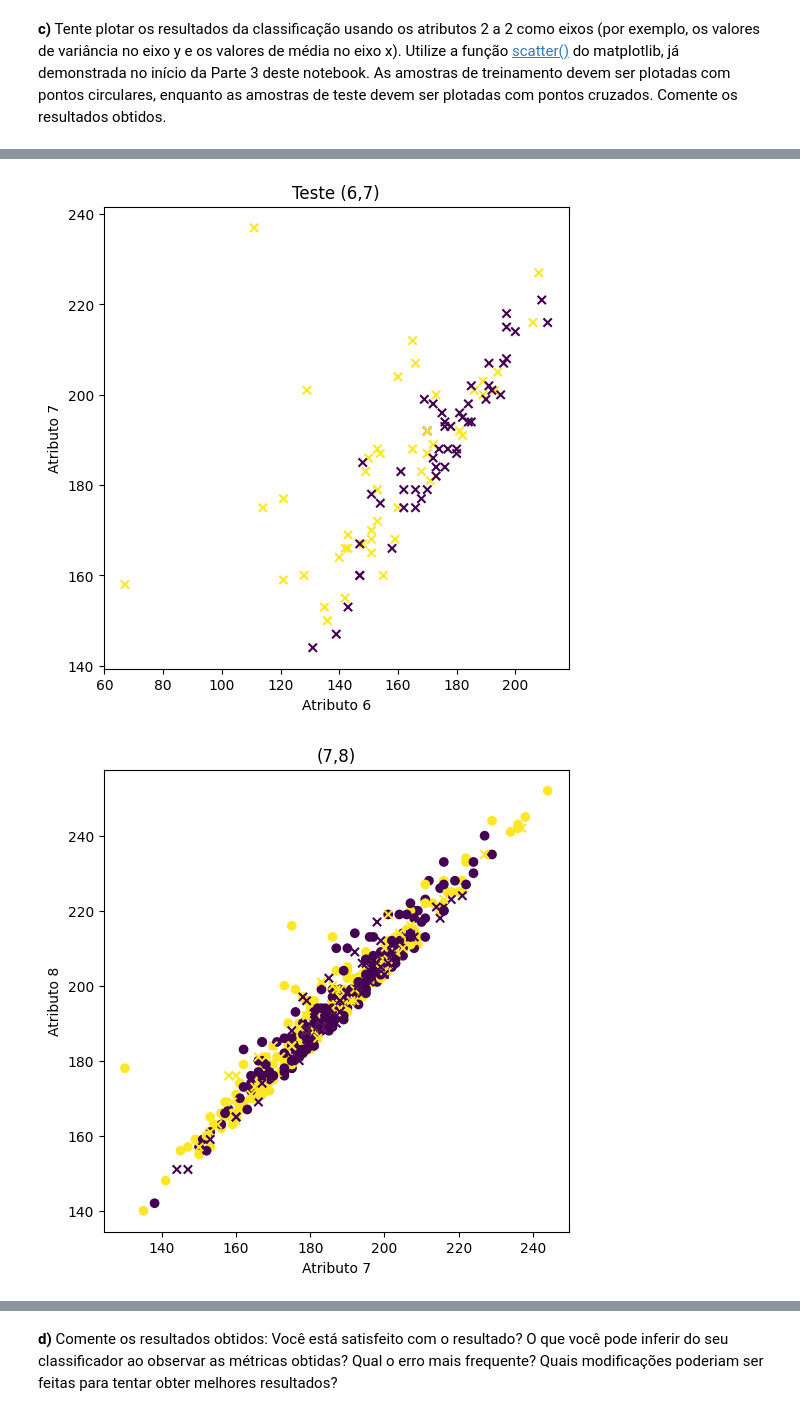
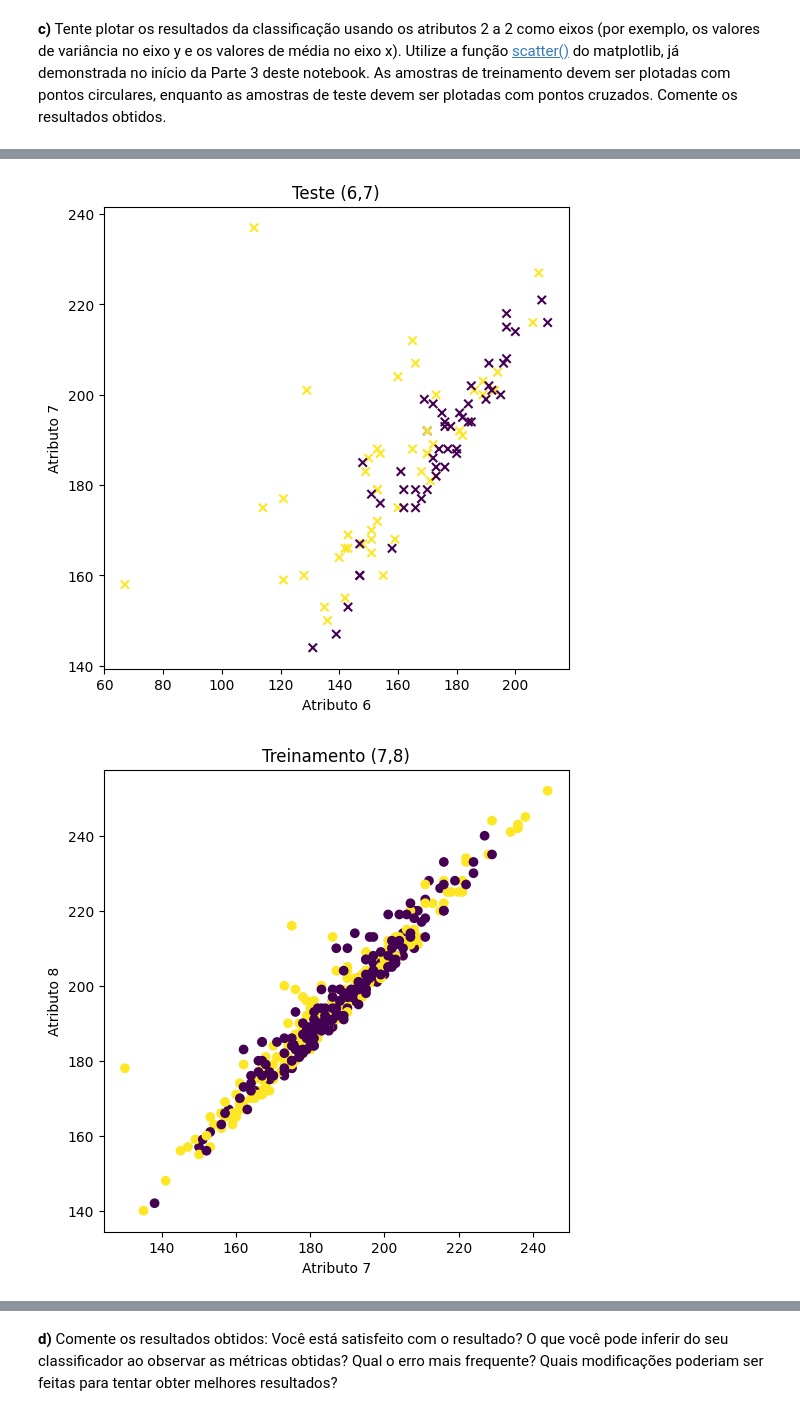
Before and after one commit to UNICAMP-EA979/2026s1-pi02-histogramas-knn-JN513, a Jupyter notebook: Atividade.ipynb, the cells around one changed output, grey strips where cells are left out. Cells and saved outputs as stored; diff of their text form; code cells hidden in the pictures.

```diff
--- a/Atividade.ipynb
+++ b/Atividade.ipynb
@@ -596,33 +596,44 @@ for att1 in range(0, X.shape[1] - 1, 2):
     plt.figure(figsize=(6,6))
 
     plt.scatter(
         X_test[:, att1],
         X_test[:, att2],
         c=Y_test,
         marker='x'
     )
 
     plt.xlabel(f"Atributo {att1}")
     plt.ylabel(f"Atributo {att2}")
     plt.title(f"Teste ({att1},{att2})")
     plt.show()
 
 plt.figure(figsize=(6,6))
 
+plt.xlabel("Atributo 7")
+plt.ylabel("Atributo 8")
+plt.title("Treinamento (7,8)")
+
 plt.scatter(X[:, 7], X[:, 8], c=Y, marker='o')
-plt.scatter(X_test[:, 7], X_test[:, 8], c=Y_test, marker='x')
+
+plt.show()
+
+plt.figure(figsize=(6,6))
 
 plt.xlabel("Atributo 7")
 plt.ylabel("Atributo 8")
-plt.title("(7,8)")
+plt.title("Teste (7,8)")
+
+plt.scatter(X_test[:, 7], X_test[:, 8], c=Y_test, marker='x')
+
+
 plt.show()
 # %% [output]
 [figure]
 [figure]
 [figure]
 [figure]
 [figure]
 [figure]
 [figure]
 [figure]
-[figure, old version]
+[figure, new version]
```
Also changed, not shown: parts of 1 cell of this notebook.
